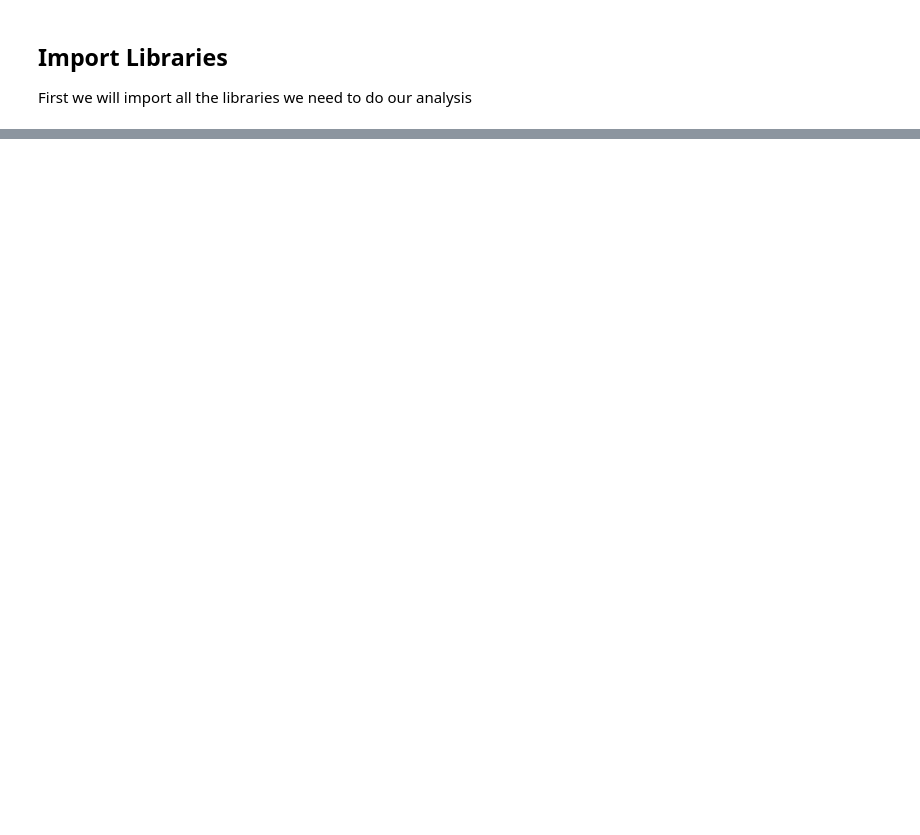
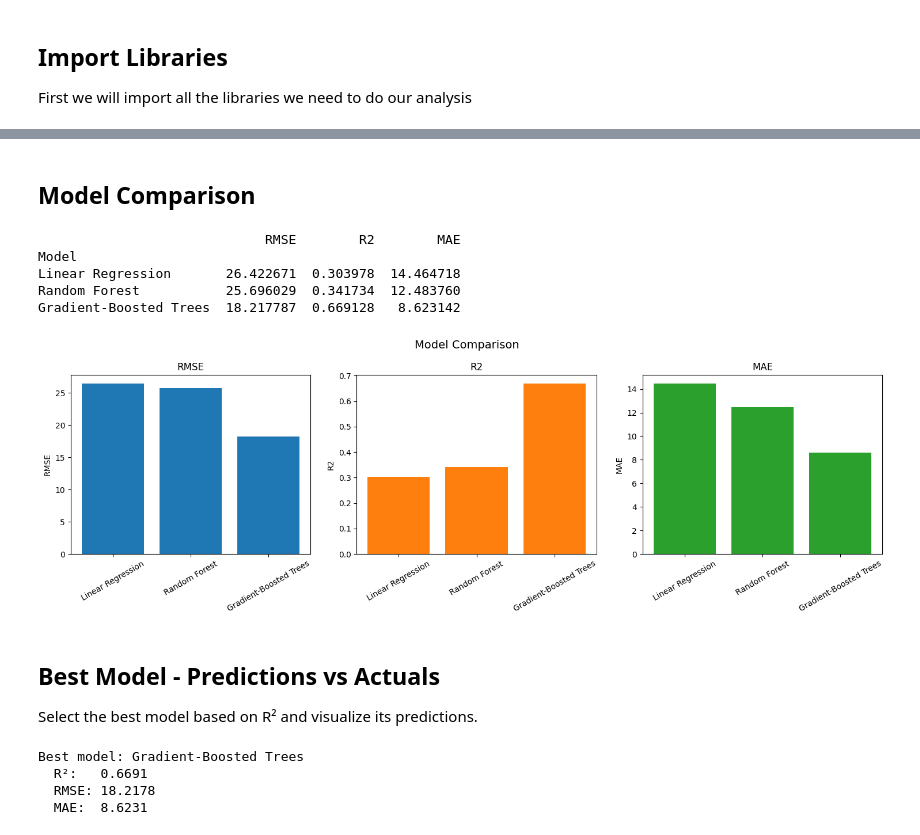
Before and after one commit to bhavin-prajapati/university-of-waterloo-enrolement, a Jupyter notebook: group_assignment.ipynb, the cells around one changed output, grey strips where cells are left out. Cells and saved outputs as stored; diff of their text form; code cells hidden in the pictures; blank space fills up the shorter version.

Commit message:
updated jupyter notebook with analysis using MLLib

```diff
--- a/group_assignment.ipynb
+++ b/group_assignment.ipynb
@@ -22,0 +143,5 @@ First we will import all the libraries we need to do our analysis
+# %%
+# Distinct values per column
+for c in df.columns:
+    distinct_count = df.select(c).distinct().count()
+    print(f'{c}: {distinct_count} distinct values')
@@ -22,0 +319,9 @@ First we will import all the libraries we need to do our analysis
+# %%
+# Rename target column to 'label' for MLlib
+model_df = filtered_df.withColumnRenamed('Student Headcounts', 'label')
+
+# Split data: 80% train, 20% test
+train_df, test_df = model_df.randomSplit([0.8, 0.2], seed=42)
+
+print(f'Training set size: {train_df.count()}')
+print(f'Test set size: {test_df.count()}')
@@ -22,0 +437,47 @@ First we will import all the libraries we need to do our analysis
+# %% [markdown]
+## Model Comparison
+# %%
+# Compare models side by side
+results_pd = pd.DataFrame(results).T
+results_pd.index.name = 'Model'
+print(results_pd.to_string())
+
+# Plot comparison
+fig, axes = plt.subplots(1, 3, figsize=(15, 5))
+
+metrics = ['RMSE', 'R2', 'MAE']
+colors = ['#1f77b4', '#ff7f0e', '#2ca02c']
+
+for i, metric in enumerate(metrics):
+    axes[i].bar(results_pd.index, results_pd[metric], color=colors[i])
+    axes[i].set_title(metric)
+    axes[i].set_ylabel(metric)
+    axes[i].tick_params(axis='x', rotation=30)
+
+plt.suptitle('Model Comparison', fontsize=14)
+plt.tight_layout()
+plt.show()
+# %% [output]
+                             RMSE        R2        MAE
+Model
+Linear Regression       26.422671  0.303978  14.464718
+Random Forest           25.696029  0.341734  12.483760
+Gradient-Boosted Trees  18.217787  0.669128   8.623142
+[figure, added]
+# %% [markdown]
+## Best Model - Predictions vs Actuals
+Select the best model based on R² and visualize its predictions.
+# %%
+# Select best model by R²
+best_model_name = max(results, key=lambda k: results[k]['R2'])
+best_model = trained_models[best_model_name]
+
+print(f'Best model: {best_model_name}')
+print(f'  R²:   {results[best_model_name]["R2"]:.4f}')
+print(f'  RMSE: {results[best_model_name]["RMSE"]:.4f}')
+print(f'  MAE:  {results[best_model_name]["MAE"]:.4f}')
+# %% [output]
+Best model: Gradient-Boosted Trees
+  R²:   0.6691
+  RMSE: 18.2178
+  MAE:  8.6231
```
Also changed, not shown: parts of 35 cells of this notebook, 2 other files.
